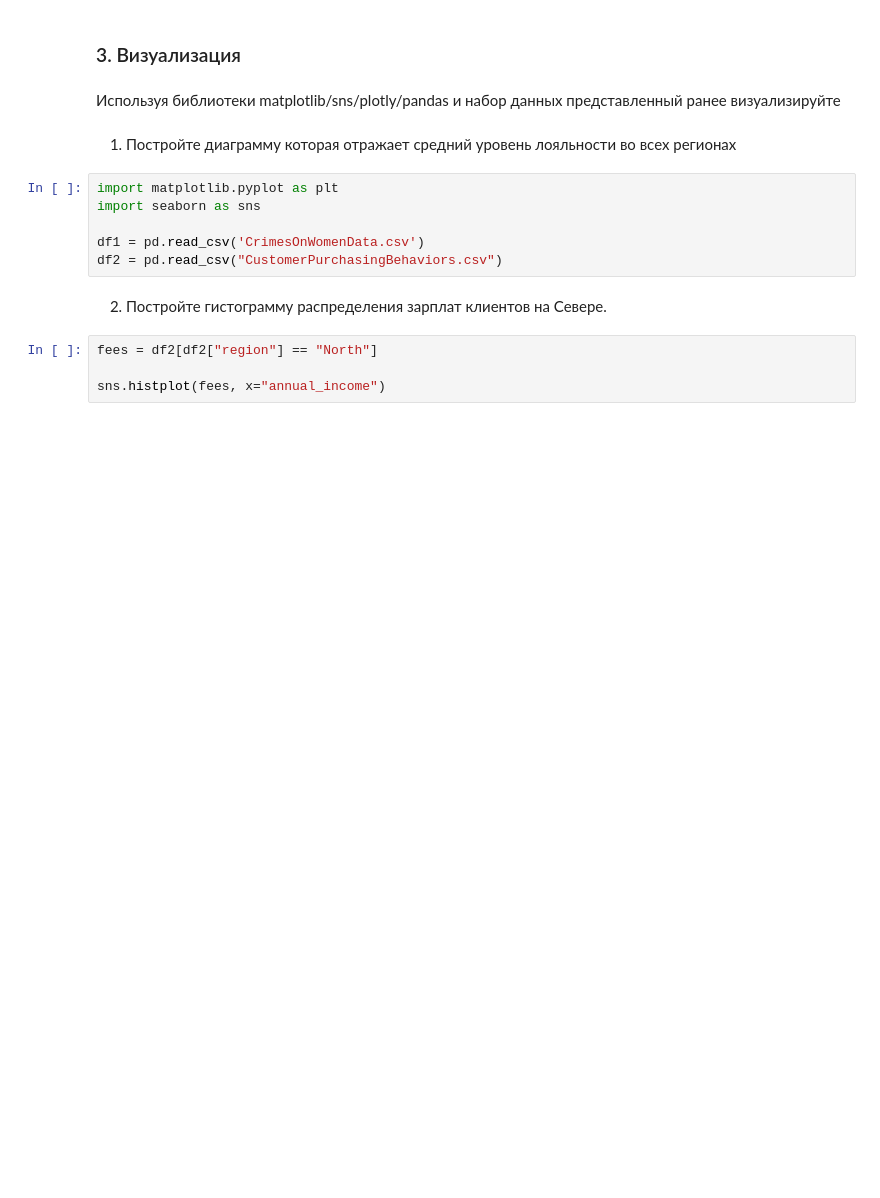
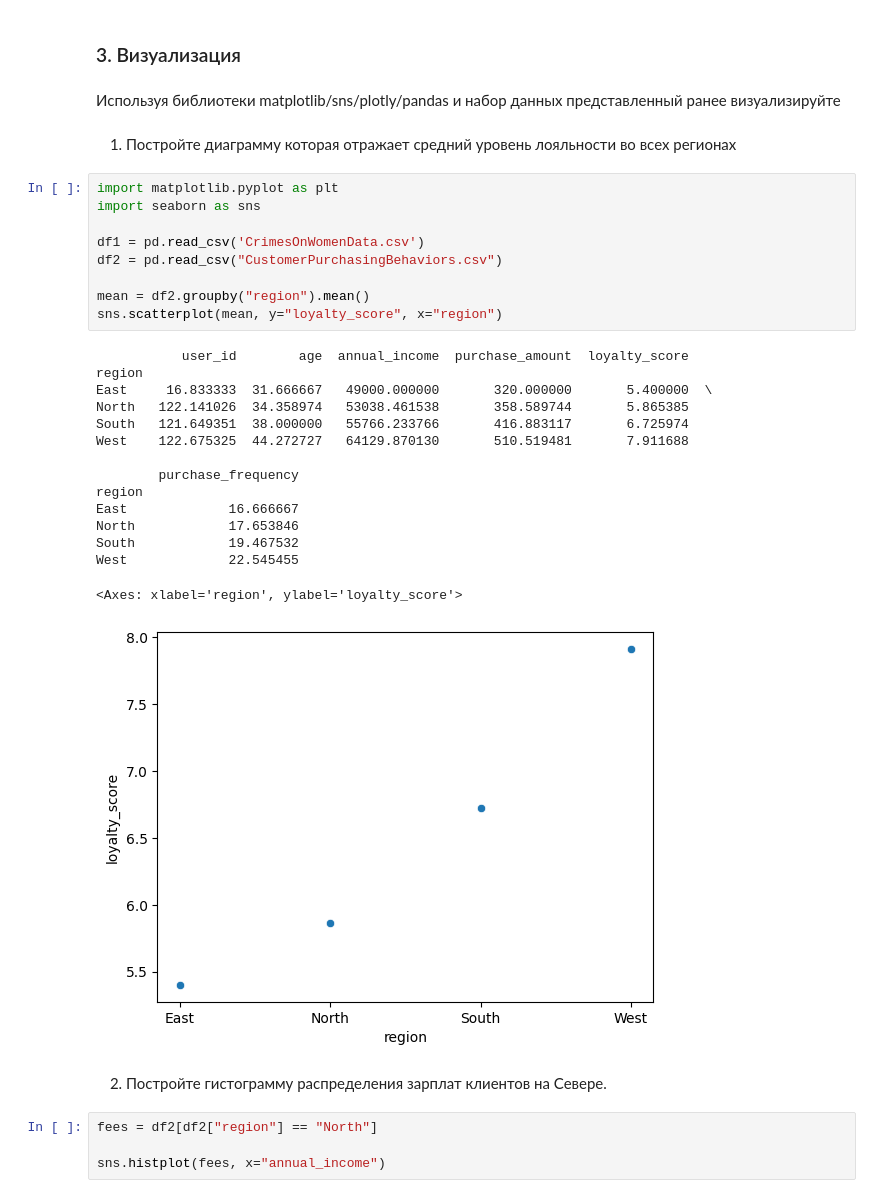
Before and after one commit to Timur-ux/ML-Labs, a Jupyter notebook: Lab 1/Lab1-2.ipynb, the cells around one changed output. Drawn from its saved outputs; the diff is of its cells as text; blank space fills up the shorter version.

```diff
--- a/Lab 1/Lab1-2.ipynb
+++ b/Lab 1/Lab1-2.ipynb
@@ -359,9 +359,28 @@ False
 # %%
 import matplotlib.pyplot as plt
 import seaborn as sns
 
 df1 = pd.read_csv('CrimesOnWomenData.csv')
 df2 = pd.read_csv("CustomerPurchasingBehaviors.csv")
+
+mean = df2.groupby("region").mean()
+sns.scatterplot(mean, y="loyalty_score", x="region")
+# %% [output]
+           user_id        age  annual_income  purchase_amount  loyalty_score
+region
+East     16.833333  31.666667   49000.000000       320.000000       5.400000  \
+North   122.141026  34.358974   53038.461538       358.589744       5.865385
+South   121.649351  38.000000   55766.233766       416.883117       6.725974
+West    122.675325  44.272727   64129.870130       510.519481       7.911688
+
+        purchase_frequency
+region
+East             16.666667
+North            17.653846
+South            19.467532
+West             22.545455
+<Axes: xlabel='region', ylabel='loyalty_score'>
+[figure, added]
 # %% [markdown]
 2. Постройте гистограмму распределения зарплат клиентов на Севере.
 # %%
```
Also changed, not shown: parts of 3 cells of this notebook.
